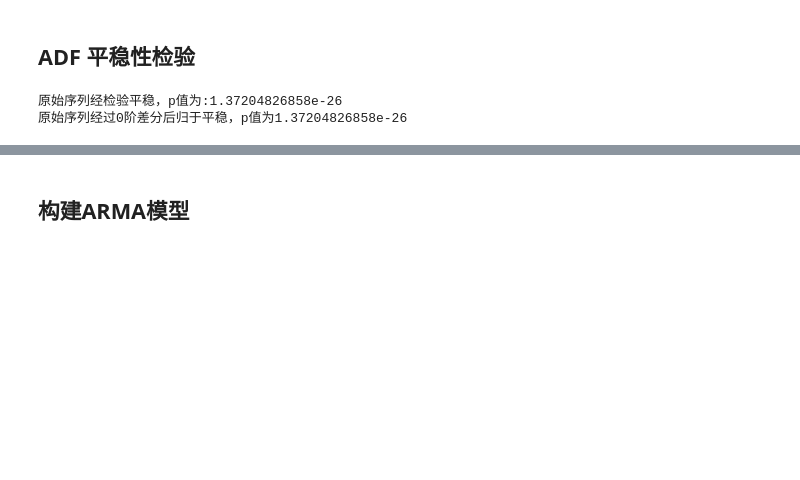
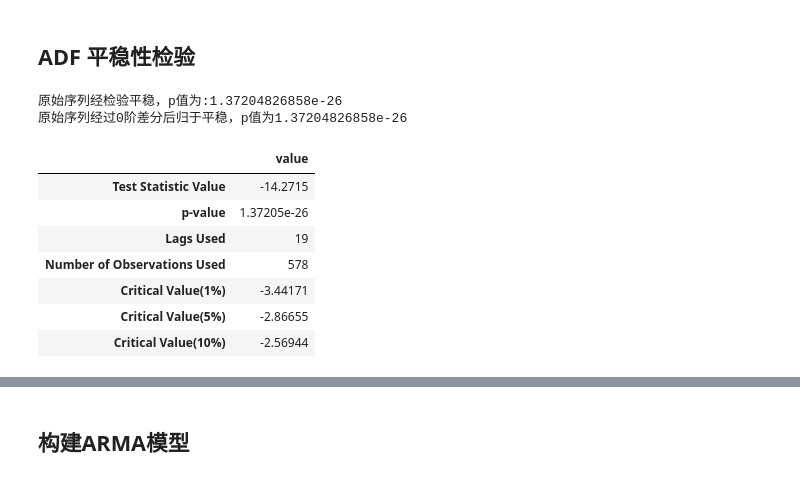
Before and after one commit to lvyuhong/Metro, a Jupyter notebook: AMRAModle.ipynb, the cells around one changed output, grey strips where cells are left out. Cells and saved outputs as stored; diff of their text form; code cells hidden in the pictures; blank space fills up the shorter version.

```diff
--- a/AMRAModle.ipynb
+++ b/AMRAModle.ipynb
@@ -116,6 +140,32 @@ print (u'原始序列经过%s阶差分后归于平稳，p值为%s'%(diff,adf[1])
 # %% [output]
 原始序列经检验平稳，p值为:1.37204826858e-26
 原始序列经过0阶差分后归于平稳，p值为1.37204826858e-26
+# %%
+temp = np.array(ts)
+t = ADF(temp)  # ADF检验
+output=pd.DataFrame(index=['Test Statistic Value', "p-value", "Lags Used", "Number of Observations Used","Critical Value(1%)","Critical Value(5%)","Critical Value(10%)"],columns=['value'])
+output['value']['Test Statistic Value'] = t[0]
+output['value']['p-value'] = t[1]
+output['value']['Lags Used'] = t[2]
+output['value']['Number of Observations Used'] = t[3]
+output['value']['Critical Value(1%)'] = t[4]['1%']
+output['value']['Critical Value(5%)'] = t[4]['5%']
+output['value']['Critical Value(10%)'] = t[4]['10%']
+output
+# ---------------------
+# 作者：积微成著
+# 来源：CSDN
+# 原文：https://blog.csdn.net/duxu24/article/details/52079901
+# 版权声明：本文为博主原创文章，转载请附上博文链接！
+# %% [output]
+|  | value |
+| Test Statistic Value | -14.2715 |
+| p-value | 1.37205e-26 |
+| Lags Used | 19 |
+| Number of Observations Used | 578 |
+| Critical Value(1%) | -3.44171 |
+| Critical Value(5%) | -2.86655 |
+| Critical Value(10%) | -2.56944 |
 # %%
 def best_diff(df, maxdiff = 8):
     p_set = {}
```
Also changed, not shown: parts of 31 cells of this notebook, 1 other file.
